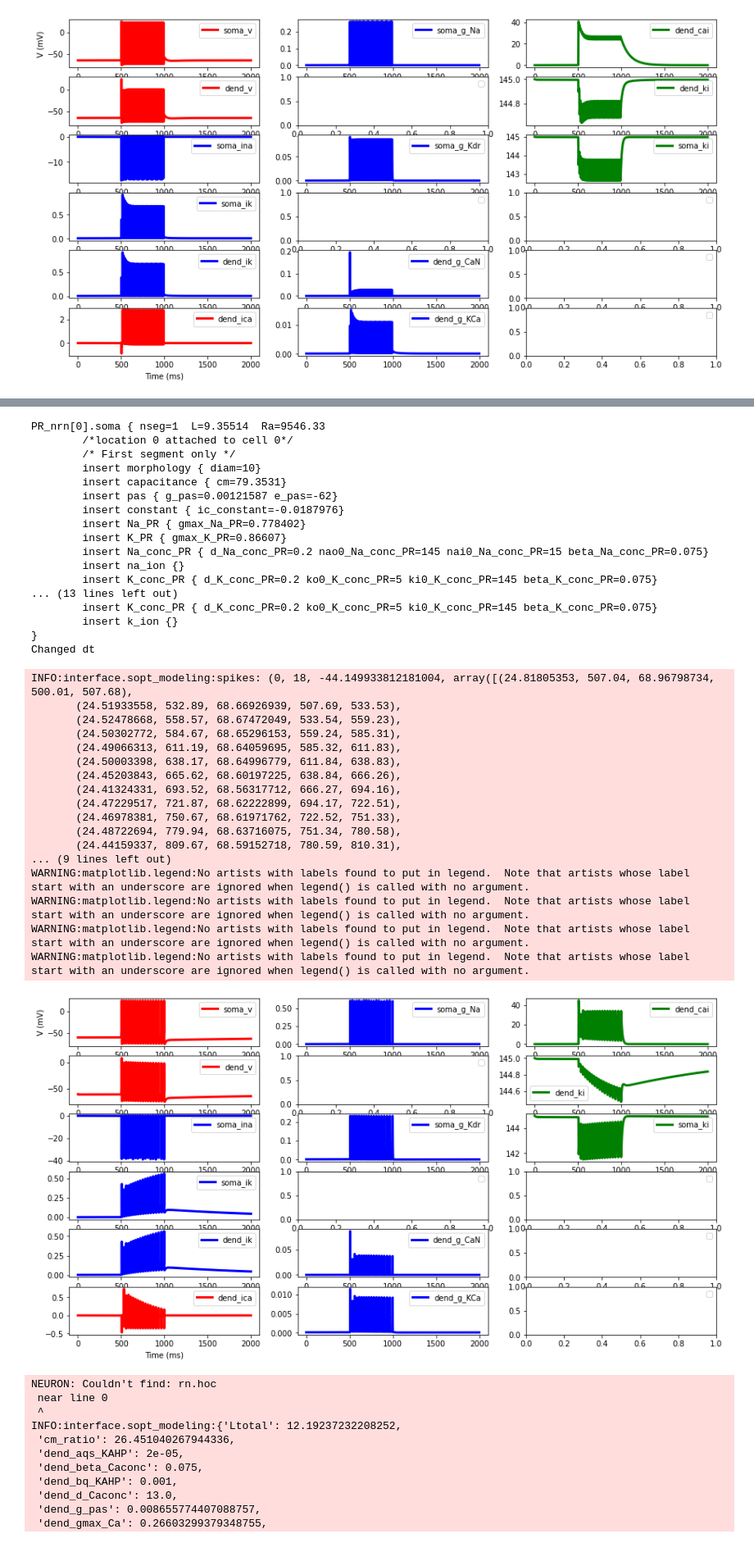
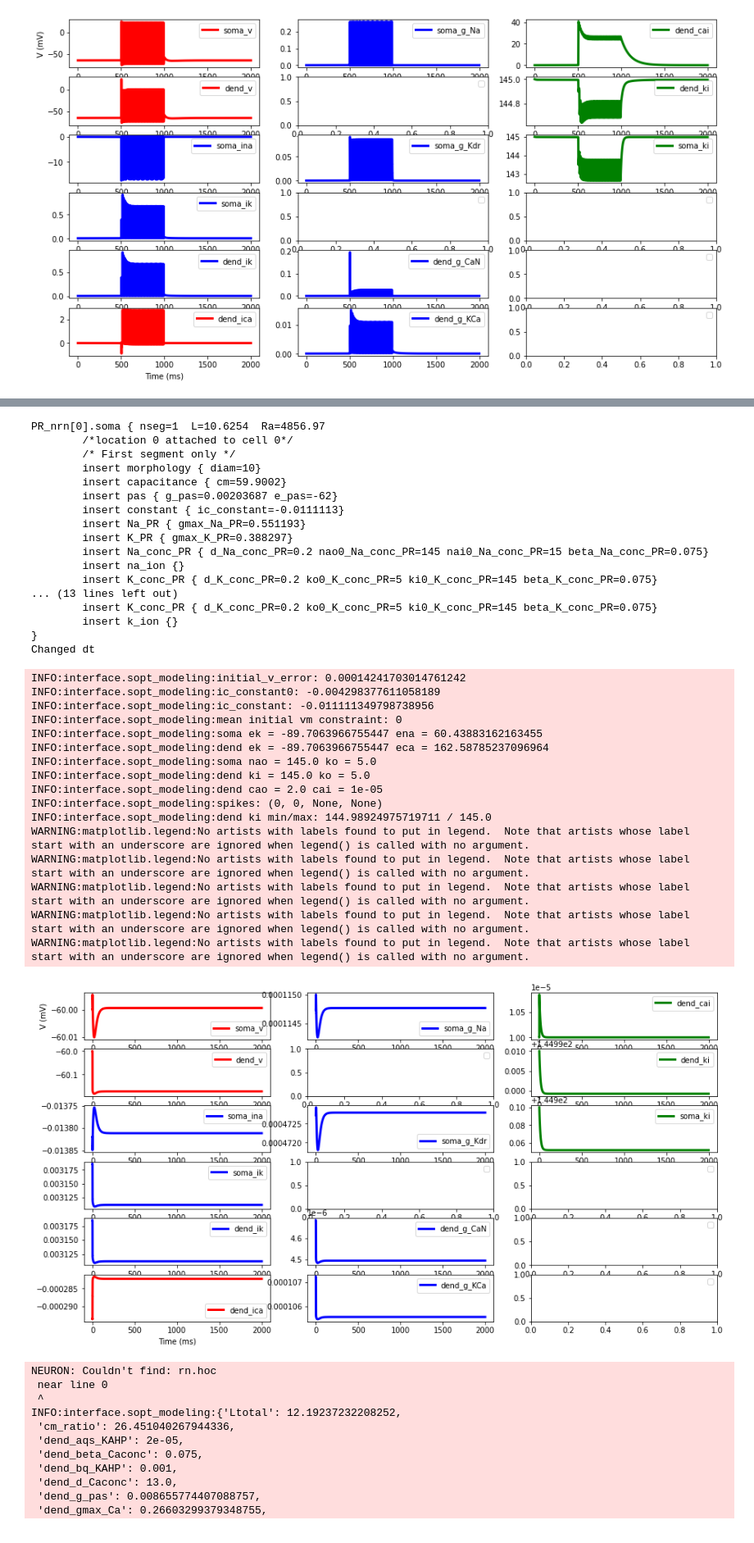
Before and after one commit to GazzolaLab/MultiObjectiveSurrogateOptimization, a Jupyter notebook: baseline.ipynb, the cells around one changed output, grey strips where cells are left out. Shown at 82% size. Drawn from its saved outputs; the diff is of its cells as text; code cells hidden in the pictures.

```diff
--- a/baseline.ipynb
+++ b/baseline.ipynb
@@ -934,7 +976,7 @@ param_dict.update(
     {k: feature_dict[k] for k in ["ic_constant_hold", "ic_constant_rest"]}
 )
 # %%
-isc.plot_iclamp(param_dict=param_dict, stim_amp=0.2);
+isc.plot_iclamp(param_dict=param_dict, stim_amp=0.0);
 # %% [output]
 NEURON: Couldn't find: rn.hoc
  near line 0
@@ -956,38 +998,37 @@ INFO:interface.sopt_modeling:dend cao = 2.0 cai = 1e-05
-PR_nrn[0].soma { nseg=1  L=9.35514  Ra=9546.33
+PR_nrn[0].soma { nseg=1  L=10.6254  Ra=4856.97
         /*location 0 attached to cell 0*/
         /* First segment only */
         insert morphology { diam=10}
-        insert capacitance { cm=79.3531}
-        insert pas { g_pas=0.00121587 e_pas=-62}
-        insert constant { ic_constant=-0.0187976}
-        insert Na_PR { gmax_Na_PR=0.778402}
-        insert K_PR { gmax_K_PR=0.86607}
+        insert capacitance { cm=59.9002}
+        insert pas { g_pas=0.00203687 e_pas=-62}
+        insert constant { ic_constant=-0.0111113}
+        insert Na_PR { gmax_Na_PR=0.551193}
+        insert K_PR { gmax_K_PR=0.388297}
         insert Na_conc_PR { d_Na_conc_PR=0.2 nao0_Na_conc_PR=145 nai0_Na_conc_PR=15 beta_Na_conc_PR=0.075}
         insert na_ion {}
         insert K_conc_PR { d_K_conc_PR=0.2 ko0_K_conc_PR=5 ki0_K_conc_PR=145 beta_K_conc_PR=0.075}
 ... (13 lines left out)
         insert K_conc_PR { d_K_conc_PR=0.2 ko0_K_conc_PR=5 ki0_K_conc_PR=145 beta_K_conc_PR=0.075}
         insert k_ion {}
 }
 Changed dt
-INFO:interface.sopt_modeling:spikes: (0, 18, -44.149933812181004, array([(24.81805353, 507.04, 68.96798734, 500.01, 507.68),
-       (24.51933558, 532.89, 68.66926939, 507.69, 533.53),
-       (24.52478668, 558.57, 68.67472049, 533.54, 559.23),
-       (24.50302772, 584.67, 68.65296153, 559.24, 585.31),
-       (24.49066313, 611.19, 68.64059695, 585.32, 611.83),
-       (24.50003398, 638.17, 68.64996779, 611.84, 638.83),
-       (24.45203843, 665.62, 68.60197225, 638.84, 666.26),
-       (24.41324331, 693.52, 68.56317712, 666.27, 694.16),
-       (24.47229517, 721.87, 68.62222899, 694.17, 722.51),
-       (24.46978381, 750.67, 68.61971762, 722.52, 751.33),
-       (24.48722694, 779.94, 68.63716075, 751.34, 780.58),
-       (24.44159337, 809.67, 68.59152718, 780.59, 810.31),
-... (9 lines left out)
+INFO:interface.sopt_modeling:initial_v_error: 0.00014241703014761242
+INFO:interface.sopt_modeling:ic_constant0: -0.004298377611058189
+INFO:interface.sopt_modeling:ic_constant: -0.011111349798738956
+INFO:interface.sopt_modeling:mean initial vm constraint: 0
+INFO:interface.sopt_modeling:soma ek = -89.7063966755447 ena = 60.43883162163455
+INFO:interface.sopt_modeling:dend ek = -89.7063966755447 eca = 162.58785237096964
+INFO:interface.sopt_modeling:soma nao = 145.0 ko = 5.0
+INFO:interface.sopt_modeling:dend ki = 145.0 ko = 5.0
+INFO:interface.sopt_modeling:dend cao = 2.0 cai = 1e-05
+INFO:interface.sopt_modeling:spikes: (0, 0, None, None)
+INFO:interface.sopt_modeling:dend ki min/max: 144.98924975719711 / 145.0
 WARNING:matplotlib.legend:No artists with labels found to put in legend.  Note that artists whose label start with an underscore are ignored when legend() is called with no argument.
 WARNING:matplotlib.legend:No artists with labels found to put in legend.  Note that artists whose label start with an underscore are ignored when legend() is called with no argument.
 WARNING:matplotlib.legend:No artists with labels found to put in legend.  Note that artists whose label start with an underscore are ignored when legend() is called with no argument.
 WARNING:matplotlib.legend:No artists with labels found to put in legend.  Note that artists whose label start with an underscore are ignored when legend() is called with no argument.
+WARNING:matplotlib.legend:No artists with labels found to put in legend.  Note that artists whose label start with an underscore are ignored when legend() is called with no argument.
-[figure, old version]
+[figure, new version]
 # %%
 isc.plot_iclamp(param_dict=param_dict, stim_amp=0.8);
 # %% [output]
```
Also changed, not shown: parts of 13 cells of this notebook, 2 other files.
